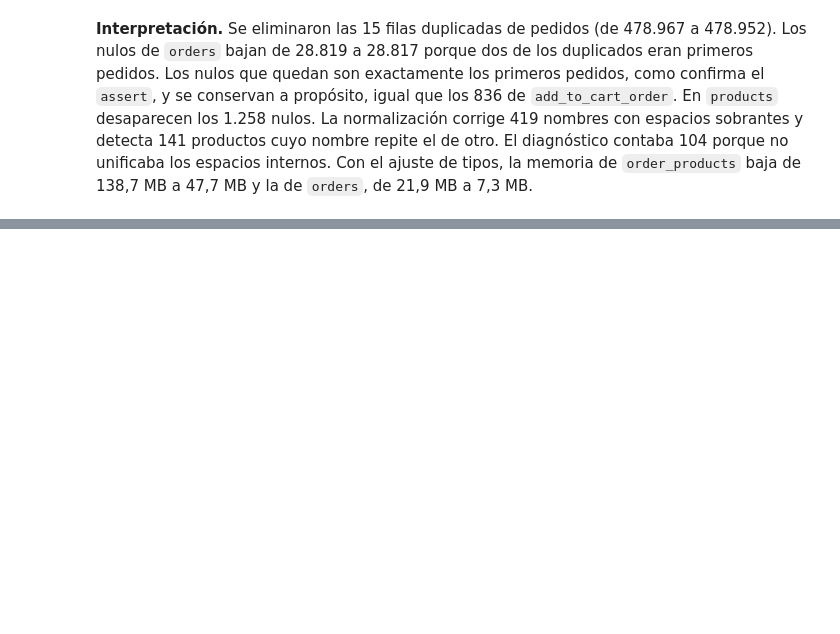
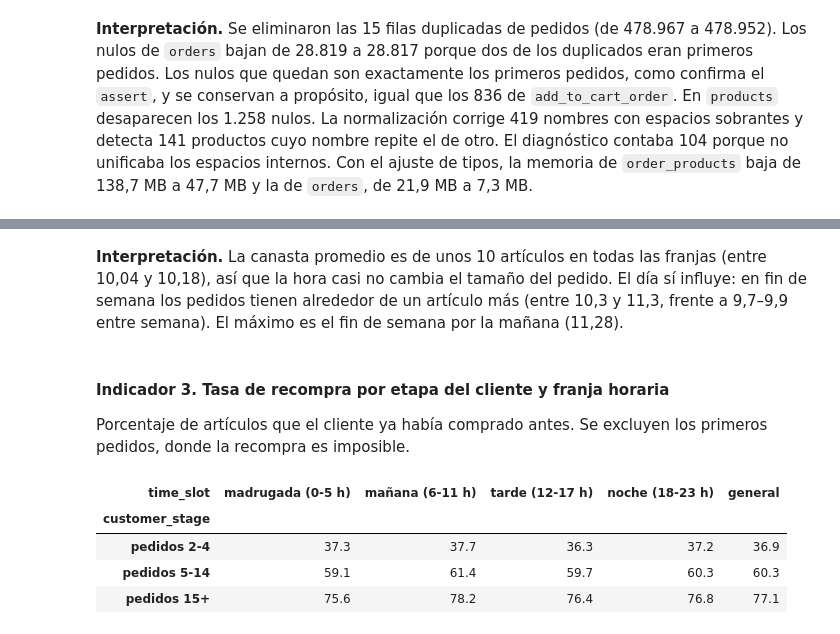
Before and after one commit to CarlosHerrera1210/proyecto-ciencia-datos, a Jupyter notebook: notebooks/data_preparation.ipynb, the cells around one changed output, grey strips where cells are left out. Cells and saved outputs as stored; diff of their text form; code cells hidden in the pictures; blank space fills up the shorter version.

```diff
--- a/notebooks/data_preparation.ipynb
+++ b/notebooks/data_preparation.ipynb
@@ -353,0 +526,18 @@ comparacion_limpieza
+# %% [markdown]
+**Interpretación.** La canasta promedio es de unos 10 artículos en todas las franjas (entre 10,04 y 10,18), así que la hora casi no cambia el tamaño del pedido. El día sí influye: en fin de semana los pedidos tienen alrededor de un artículo más (entre 10,3 y 11,3, frente a 9,7–9,9 entre semana). El máximo es el fin de semana por la mañana (11,28).
+# %% [markdown]
+#### Indicador 3. Tasa de recompra por etapa del cliente y franja horaria
+Porcentaje de artículos que el cliente ya había comprado antes. Se excluyen los primeros pedidos, donde la recompra es imposible.
+# %%
+recompra_etapa_franja = items_recompra.pivot_table(
+    index='customer_stage', columns='time_slot', values='reordered', aggfunc='mean', observed=True,
+).mul(100).round(1)
+recompra_etapa_franja['general'] = (
+    items_recompra.groupby('customer_stage', observed=True)['reordered'].mean().mul(100).round(1))
+recompra_etapa_franja
+# %% [output]
+| time_slot | madrugada (0-5 h) | mañana (6-11 h) | tarde (12-17 h) | noche (18-23 h) | general |
+| customer_stage |  |  |  |  |  |
+| pedidos 2-4 | 37.3 | 37.7 | 36.3 | 37.2 | 36.9 |
+| pedidos 5-14 | 59.1 | 61.4 | 59.7 | 60.3 | 60.3 |
+| pedidos 15+ | 75.6 | 78.2 | 76.4 | 76.8 | 77.1 |
```
Also changed, not shown: parts of 23 cells of this notebook.
